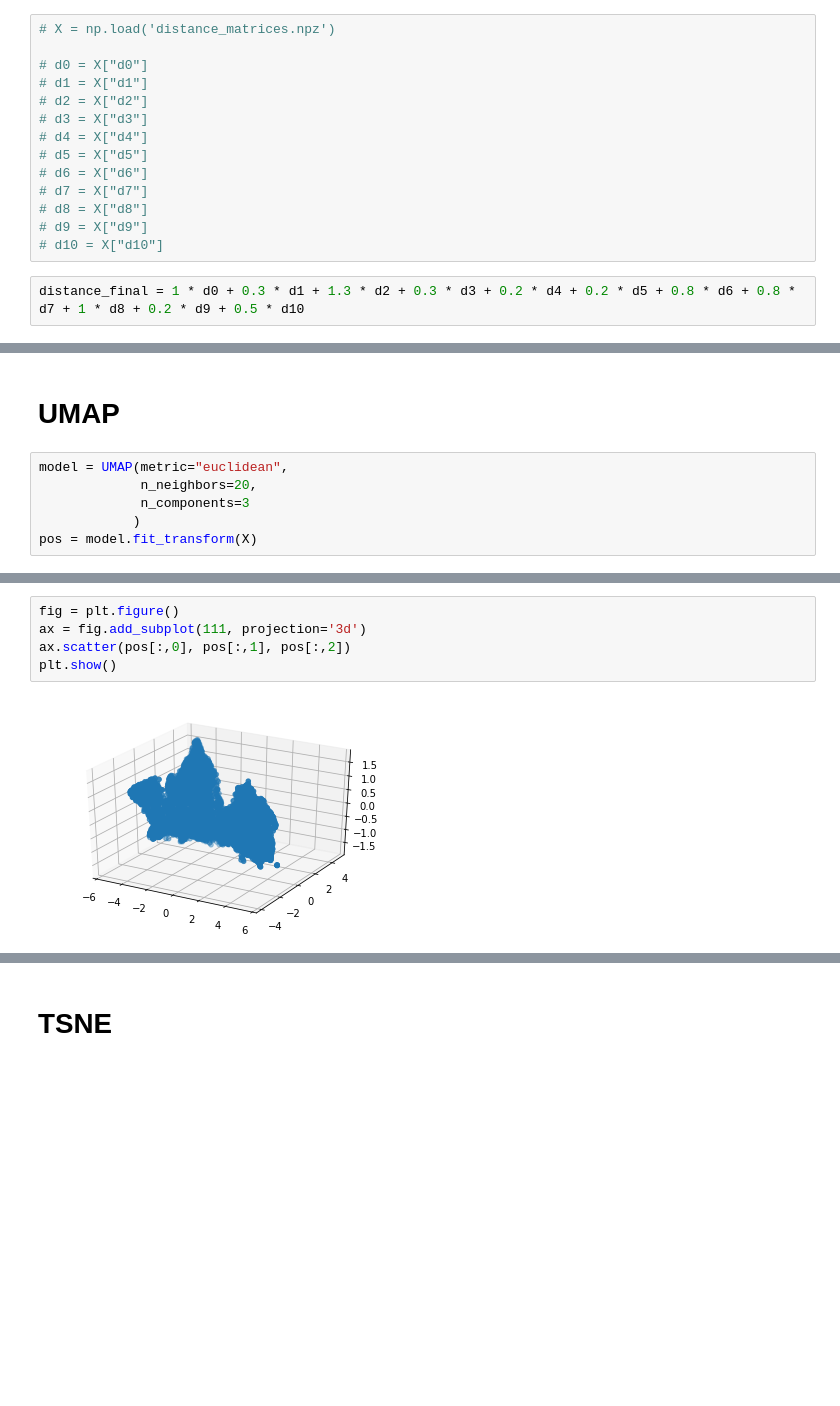
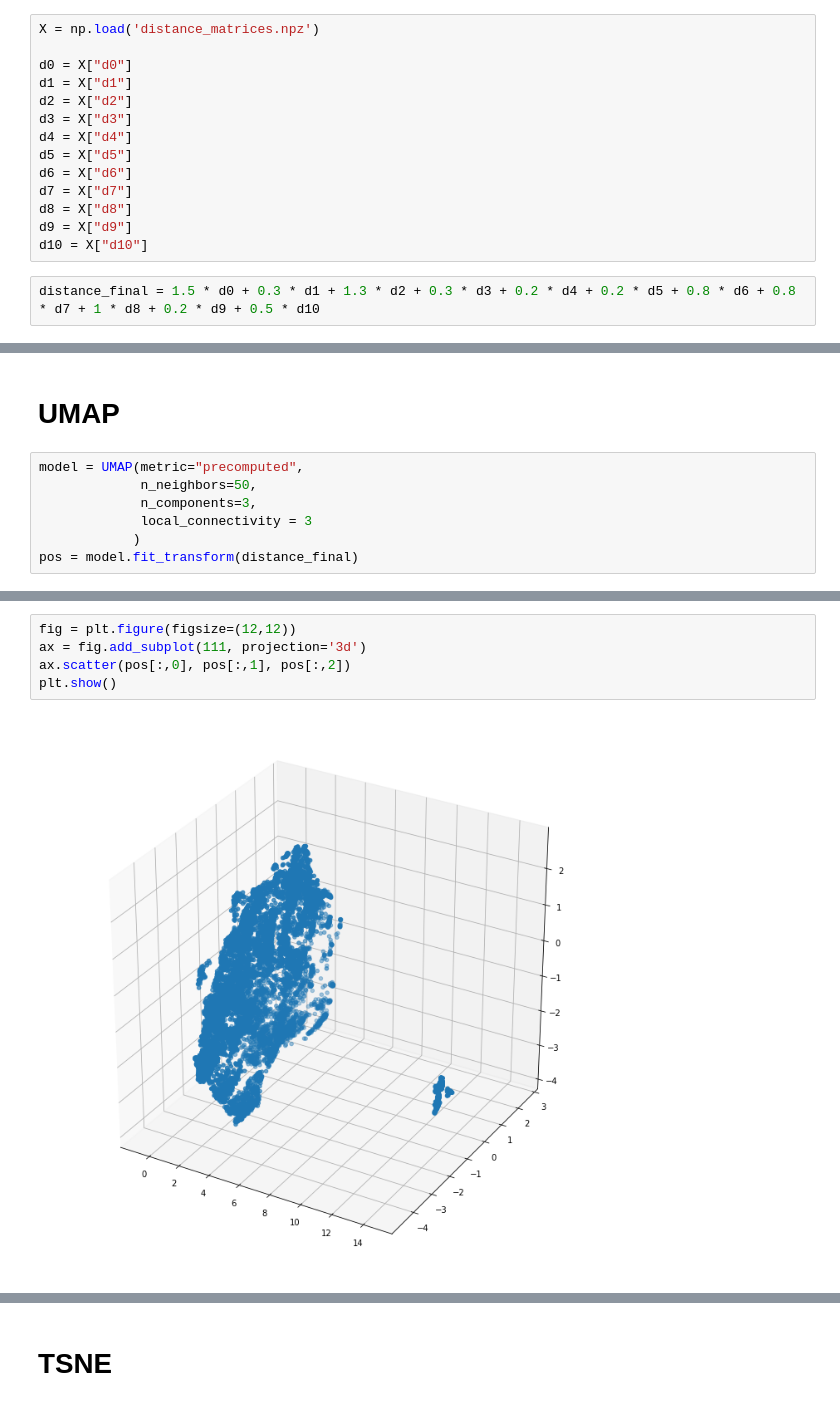
Before and after one commit to Coni63/webGL-movie, a Jupyter notebook: model/Model.ipynb, the cells around one changed output, grey strips where cells are left out. Cells and saved outputs as stored; diff of their text form; blank space fills up the shorter version.

Commit message:
Add models with differents parameters

```diff
--- a/model/Model.ipynb
+++ b/model/Model.ipynb
@@ -201,19 +203,19 @@ np.savez_compressed('distance_matrices', d0=d0, d1=d1, d2=d2, d3=d3, d4=d4, d5=d
 # %%
-# X = np.load('distance_matrices.npz')
+X = np.load('distance_matrices.npz')
 
-# d0 = X["d0"]
-# d1 = X["d1"]
-# d2 = X["d2"]
-# d3 = X["d3"]
-# d4 = X["d4"]
-# d5 = X["d5"]
-# d6 = X["d6"]
-# d7 = X["d7"]
-# d8 = X["d8"]
-# d9 = X["d9"]
-# d10 = X["d10"]
+d0 = X["d0"]
+d1 = X["d1"]
+d2 = X["d2"]
+d3 = X["d3"]
+d4 = X["d4"]
+d5 = X["d5"]
+d6 = X["d6"]
+d7 = X["d7"]
+d8 = X["d8"]
+d9 = X["d9"]
+d10 = X["d10"]
 # %%
-distance_final = 1 * d0 + 0.3 * d1 + 1.3 * d2 + 0.3 * d3 + 0.2 * d4 + 0.2 * d5 + 0.8 * d6 + 0.8 * d7 + 1 * d8 + 0.2 * d9 + 0.5 * d10
+distance_final = 1.5 * d0 + 0.3 * d1 + 1.3 * d2 + 0.3 * d3 + 0.2 * d4 + 0.2 * d5 + 0.8 * d6 + 0.8 * d7 + 1 * d8 + 0.2 * d9 + 0.5 * d10
 # %%
 print(distance_final.min())
 print(distance_final.max())
@@ -225,11 +227,12 @@ distance_final = squareform(distance_final)
 # %% [markdown]
 # UMAP
 # %%
-model = UMAP(metric="euclidean",
-             n_neighbors=20,
-             n_components=3
+model = UMAP(metric="precomputed",
+             n_neighbors=50,
+             n_components=3,
+             local_connectivity = 3
             )
-pos = model.fit_transform(X)
+pos = model.fit_transform(distance_final)
 # %%
 plt.scatter(pos[:,0], pos[:,1])
 plt.show()
@@ -238,7 +241,7 @@ plt.show()
 # %%
-fig = plt.figure()
+fig = plt.figure(figsize=(12,12))
 ax = fig.add_subplot(111, projection='3d')
 ax.scatter(pos[:,0], pos[:,1], pos[:,2])
 plt.show()
 # %% [output]
-[figure, old version]
+[figure, new version]
```
Also changed, not shown: parts of 14 cells of this notebook, 38 other files.
